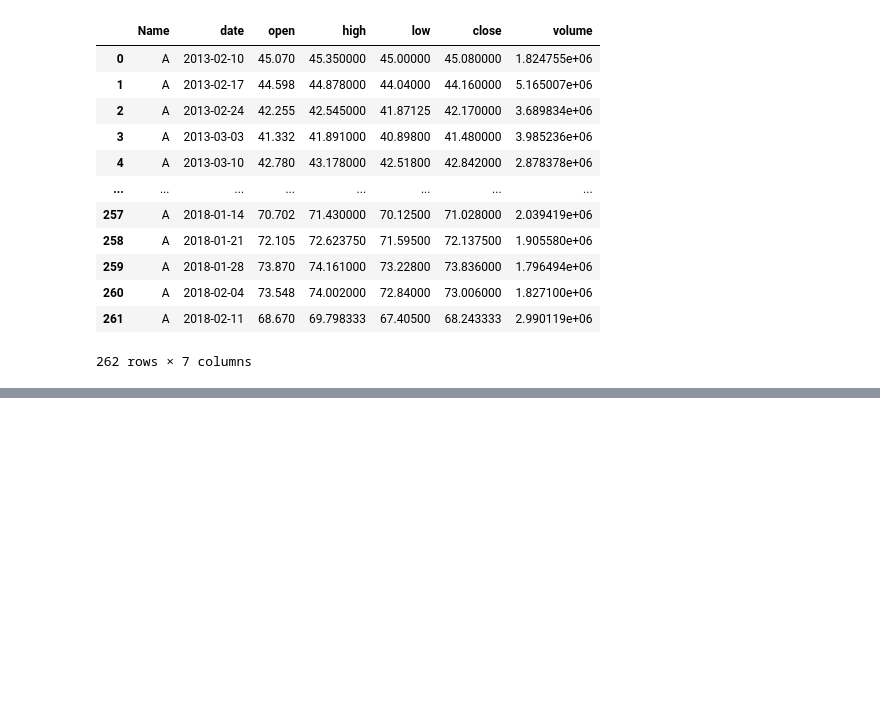
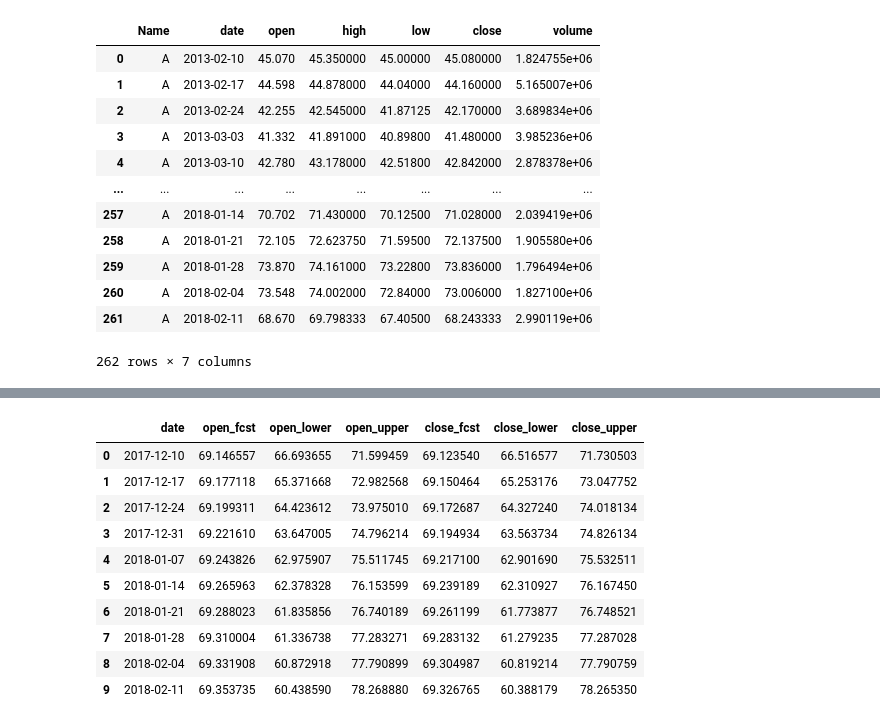
Before and after one commit to coldwhitewinters/tstools, a Jupyter notebook: notebook/tstools-playground-Copy1.ipynb, the cells around one changed output, grey strips where cells are left out. Cells and saved outputs as stored; diff of their text form; code cells hidden in the pictures; blank space fills up the shorter version.

```diff
--- a/notebook/tstools-playground-Copy1.ipynb
+++ b/notebook/tstools-playground-Copy1.ipynb
@@ -205,0 +293,14 @@ dtype: float64
+# %%
+future
+# %% [output]
+|  | date | open_fcst | open_lower | open_upper | close_fcst | close_lower | close_upper |
+| 0 | 2017-12-10 | 69.146557 | 66.693655 | 71.599459 | 69.123540 | 66.516577 | 71.730503 |
+| 1 | 2017-12-17 | 69.177118 | 65.371668 | 72.982568 | 69.150464 | 65.253176 | 73.047752 |
+| 2 | 2017-12-24 | 69.199311 | 64.423612 | 73.975010 | 69.172687 | 64.327240 | 74.018134 |
+| 3 | 2017-12-31 | 69.221610 | 63.647005 | 74.796214 | 69.194934 | 63.563734 | 74.826134 |
+| 4 | 2018-01-07 | 69.243826 | 62.975907 | 75.511745 | 69.217100 | 62.901690 | 75.532511 |
+| 5 | 2018-01-14 | 69.265963 | 62.378328 | 76.153599 | 69.239189 | 62.310927 | 76.167450 |
+| 6 | 2018-01-21 | 69.288023 | 61.835856 | 76.740189 | 69.261199 | 61.773877 | 76.748521 |
+| 7 | 2018-01-28 | 69.310004 | 61.336738 | 77.283271 | 69.283132 | 61.279235 | 77.287028 |
+| 8 | 2018-02-04 | 69.331908 | 60.872918 | 77.790899 | 69.304987 | 60.819214 | 77.790759 |
+| 9 | 2018-02-11 | 69.353735 | 60.438590 | 78.268880 | 69.326765 | 60.388179 | 78.265350 |
```
Also changed, not shown: parts of 20 cells of this notebook, 2 other files.
